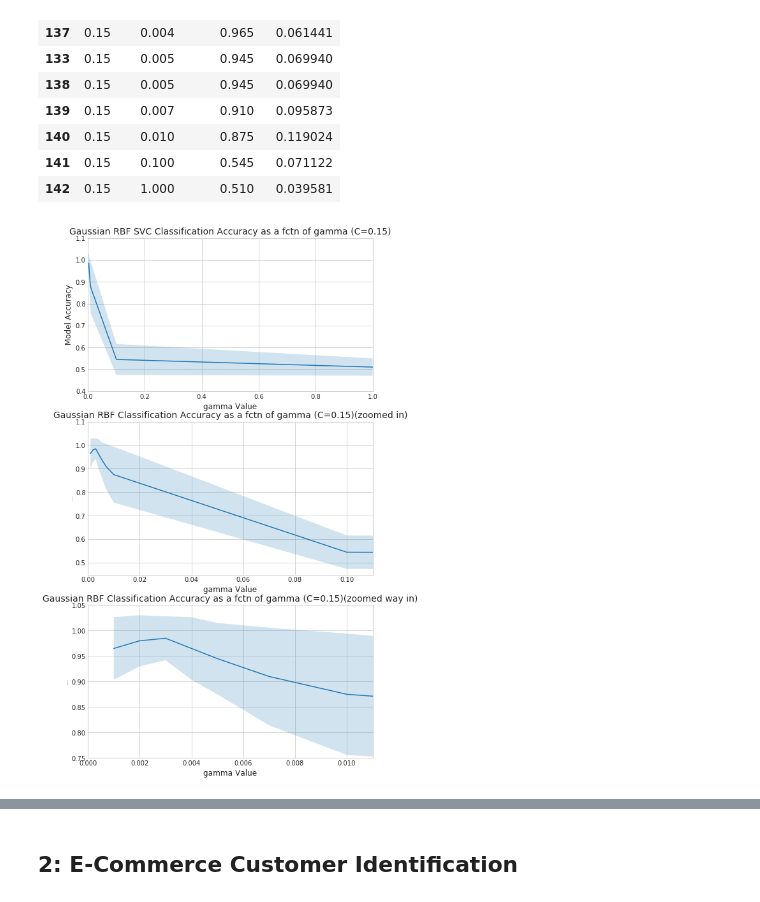
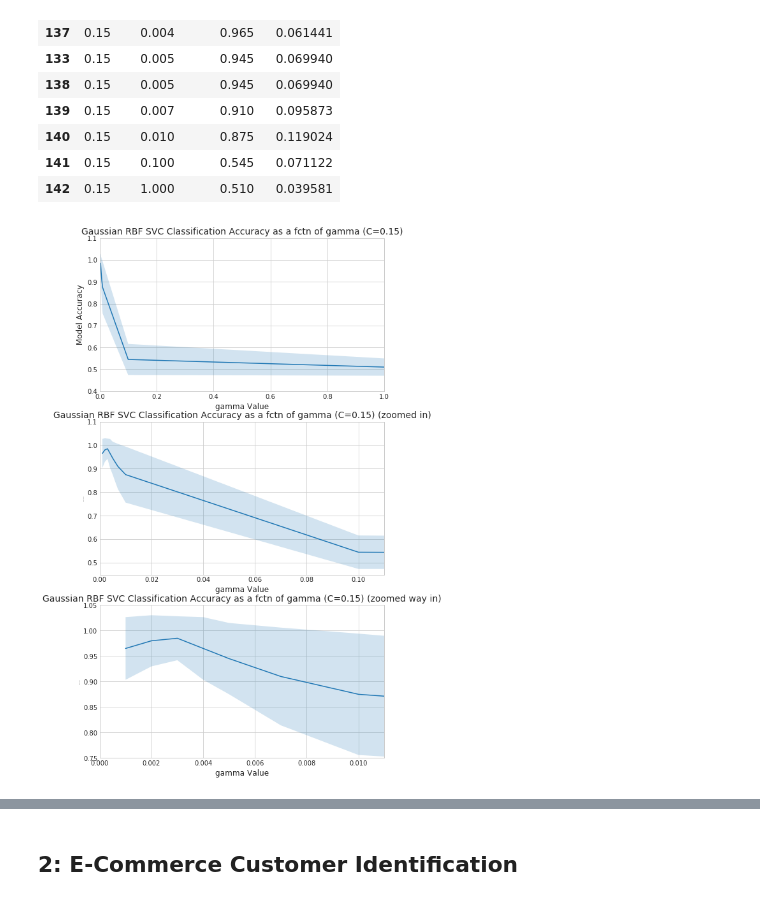
Before and after one commit to MattTriano/Advanced_Data_Mining, a Jupyter notebook: assns/assn3/Triano_Matt_Assignment_3.ipynb, the cells around one changed output, grey strips where cells are left out. Saved outputs shown, nothing was run; the diff lists cells and outputs as text; code cells hidden in the pictures.

```diff
--- a/assns/assn3/Triano_Matt_Assignment_3.ipynb
+++ b/assns/assn3/Triano_Matt_Assignment_3.ipynb
@@ -113,4 +108,4 @@ def print_clf_grid_stats(grid_clf, gamma=False):
         print('{:0.3f} (+/- {:0.3f}) for the model with parameters {}'.format(mean, stdev, param))
     return means, stdevs, c_list_, g_list_
 
-# score_means, score_stdevs, c_list = print_clf_grid_stats(svm_clf_grid)
+score_means, score_stdevs, c_list, _ = print_clf_grid_stats(svm_clf_grid)
@@ -331,25 +340,28 @@ gauss_df_bestC
 | 141 | 0.15 | 0.100 | 0.545 | 0.071122 |
 | 142 | 0.15 | 1.000 | 0.510 | 0.039581 |
 # %%
+title = 'Gaussian RBF SVC Classification Accuracy as a fctn of gamma (C=0.15)'
+xlab = 'gamma Value'
+this_df = gauss_df[gauss_df['C']==0.15]  # C=0.15 produced the most accurate model
 with plt.style.context('seaborn-whitegrid'):
     fig, (ax1, ax2, ax3) = plt.subplots(nrows=3, sharex=False, figsize=(8,15))
-    errorbar_lineplot(ax1, gauss_df_bestC['gamma'], gauss_df_bestC['mean_acc'], gauss_df_bestC['mean_std'])
-    ax1.set_xlabel('gamma Value', fontsize=12)
+    errorbar_lineplot(ax1, this_df['gamma'], this_df['mean_acc'], this_df['mean_std'])
+    ax1.set_xlabel(xlab, fontsize=12)
     ax1.set_ylabel('Model Accuracy', fontsize=12)
     ax1.set_ylim([0.4,1.1])
     ax1.set_xlim([0.0,1.0])
-    ax1.set_title('Gaussian RBF SVC Classification Accuracy as a fctn of gamma (C=0.15)', fontsize=14)
-    errorbar_lineplot(ax2, gauss_df_bestC['gamma'], gauss_df_bestC['mean_acc'], gauss_df_bestC['mean_std'])
-    ax2.set_xlabel('gamma Value', fontsize=12)
+    ax1.set_title(title, fontsize=14)
+    errorbar_lineplot(ax2, this_df['gamma'], this_df['mean_acc'], this_df['mean_std'])
+    ax2.set_xlabel(xlab, fontsize=12)
     ax2.set_ylabel('Model Accuracy', fontsize=1)
     ax2.set_ylim([0.45,1.1])
     ax2.set_xlim([0.0,0.11])
-    ax2.set_title('Gaussian RBF Classification Accuracy as a fctn of gamma (C=0.15)(zoomed in)', fontsize=14)
-    errorbar_lineplot(ax3, gauss_df_bestC['gamma'], gauss_df_bestC['mean_acc'], gauss_df_bestC['mean_std'])
-    ax3.set_xlabel('gamma Value', fontsize=12)
+    ax2.set_title(title + ' (zoomed in)', fontsize=14)
+    errorbar_lineplot(ax3, this_df['gamma'], this_df['mean_acc'], this_df['mean_std'])
+    ax3.set_xlabel(xlab, fontsize=12)
     ax3.set_ylabel('Model Accuracy', fontsize=1)
     ax3.set_ylim([0.75,1.05])
     ax3.set_xlim([0.0,0.011])
-    ax3.set_title('Gaussian RBF Classification Accuracy as a fctn of gamma (C=0.15)(zoomed way in)', fontsize=14)
+    ax3.set_title(title + ' (zoomed way in)', fontsize=14)
 # %% [output]
-[figure, old version]
+[figure, new version]
```
Also changed, not shown: parts of 18 cells of this notebook.
